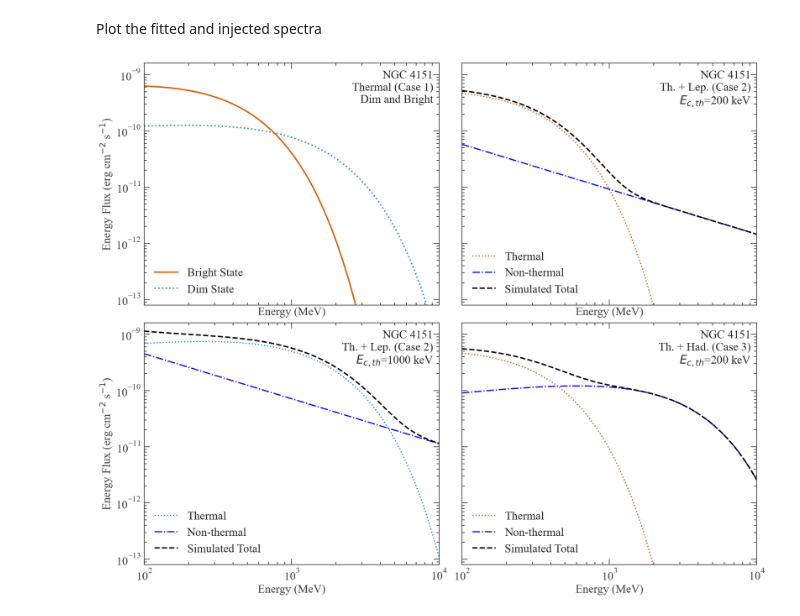
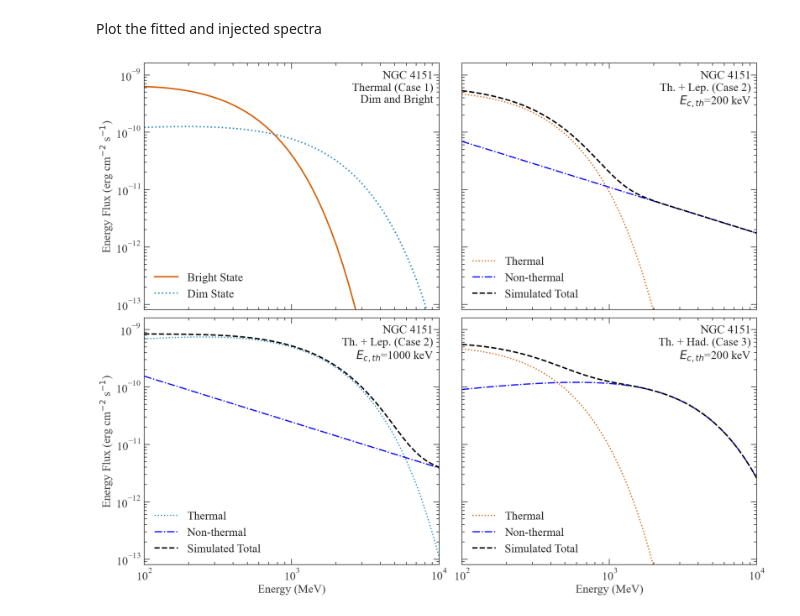
Before and after one commit to parshadkp/cosipy, a Jupyter notebook: docs/tutorials/spectral_fits/continuum_fit/AGN/NGC4151_Paper_Plots_Models.ipynb, the cells around one changed output. Drawn from its saved outputs; the diff is of its cells as text; code cells hidden in the pictures.

Commit message:
Prezi Plots

```diff
--- a/docs/tutorials/spectral_fits/continuum_fit/AGN/NGC4151_Paper_Plots_Models.ipynb
+++ b/docs/tutorials/spectral_fits/continuum_fit/AGN/NGC4151_Paper_Plots_Models.ipynb
@@ -195,7 +193,7 @@ spectrum_inj_ec1000.xc.unit = xc_inj.unit
 def cutoff_powerlaw_k_at_pivot(shape, pivot_value):
     return float(shape.K.value * (pivot_value / shape.piv.value) ** shape.index.value)
 
-K_inj = norm_nt*spectrum_inj_ec200.evaluate_at(200) / u.cm / u.cm / u.s / u.keV
+K_inj = 0.12*spectrum_inj_ec200.evaluate_at(200) / u.cm / u.cm / u.s / u.keV
 piv_inj = 200. * u.keV
 index_inj = -2.8
 
@@ -348,7 +346,7 @@ energy_flux_err:  6.320819651902248e-18 erg / (s cm2)
 # %% [markdown]
 #### NGC 4151 (1000 keV)
 # %%
-K_inj = 0.35*spectrum_inj_ec1000.evaluate_at(200) / u.cm / u.cm / u.s / u.keV
+K_inj = 0.12*spectrum_inj_ec1000.evaluate_at(200) / u.cm / u.cm / u.s / u.keV
 piv_inj = 200. * u.keV
 index_inj = -2.8
 
@@ -574,7 +572,8 @@ for ax in axes:
     # ax.xaxis.set_major_formatter(
     #     mticker.FixedFormatter(["0.1", "5", "10"])
     # )
-    ax.set_xlabel("Energy (MeV)", fontsize=FONT_SIZE)
+    if ax in axes[2:]:
+        ax.set_xlabel("Energy (MeV)", fontsize=FONT_SIZE)
 
 axes[0].set_ylabel(r"Energy Flux (erg cm$^{-2}$ s$^{-1}$)", fontsize=FONT_SIZE)
 axes[2].set_ylabel(r"Energy Flux (erg cm$^{-2}$ s$^{-1}$)", fontsize=FONT_SIZE)
@@ -610,31 +609,31 @@ axes[1].legend(fontsize=FONT_SIZE, loc='lower left', frameon=False)
 axes[2].plot(energy, SED_KEV_TO_ERG * energy**2 * flux_inj_ec1000, color='#2A8BC3', ls=':', lw=2.5, label='Thermal')
 axes[2].plot(energy, SED_KEV_TO_ERG * energy**2 * flux_inj_ec1000_PL, color='blue', ls='-.', lw=2.5, label='Non-thermal')
 axes[2].plot(energy, SED_KEV_TO_ERG * energy**2 * (flux_inj_ec1000 + flux_inj_ec1000_PL), color='black', ls='--', lw=3, label='Simulated Total')
 axes[2].text(
     0.98, 0.97,
     'NGC 4151\nTh. + Lep. (Case 2)\n$E_{c,th}$=1000 keV',
     transform=axes[2].transAxes,
     ha='right', va='top',
     fontsize=FONT_SIZE,
     fontweight='550'
 )
 axes[2].legend(fontsize=FONT_SIZE, loc='lower left', frameon=False)
 
 # Panel 4: Case 3 thermal plus cutoff-power-law non-thermal component.
 axes[3].plot(energy, SED_KEV_TO_ERG * energy**2 * flux_inj_ec200_testa, color='#D55E00', ls=':', lw=2.5, label='Thermal')
 axes[3].plot(energy, SED_KEV_TO_ERG * energy**2 * flux_inj_ec200_PL_testa, color='blue', ls='-.', lw=2.5, label='Non-thermal')
 axes[3].plot(energy, SED_KEV_TO_ERG * energy**2 * (flux_inj_ec200_testa + flux_inj_ec200_PL_testa), color='black', ls='--', lw=3, label='Simulated Total')
 axes[3].text(
     0.98, 0.97,
     'NGC 4151\nTh. + Had. (Case 3)\n$E_{c,th}$=200 keV',
     transform=axes[3].transAxes,
     ha='right', va='top',
     fontsize=FONT_SIZE,
     fontweight='550'
 )
 axes[3].legend(fontsize=FONT_SIZE, loc='lower left', frameon=False)
 
 save_path = "/Users/parshadkp/Library/CloudStorage/OneDrive-ClemsonUniversity/Papers/AGN_Corona_EC_Overleaf/Plots/NGC4151_DimBright_Case2_Case3_Four_Panel.pdf"
 # plt.savefig(save_path, bbox_inches='tight')
 # %% [output]
-[figure, old version]
+[figure, new version]
```
Also changed, not shown: parts of 8 cells of this notebook, 8 other files.
